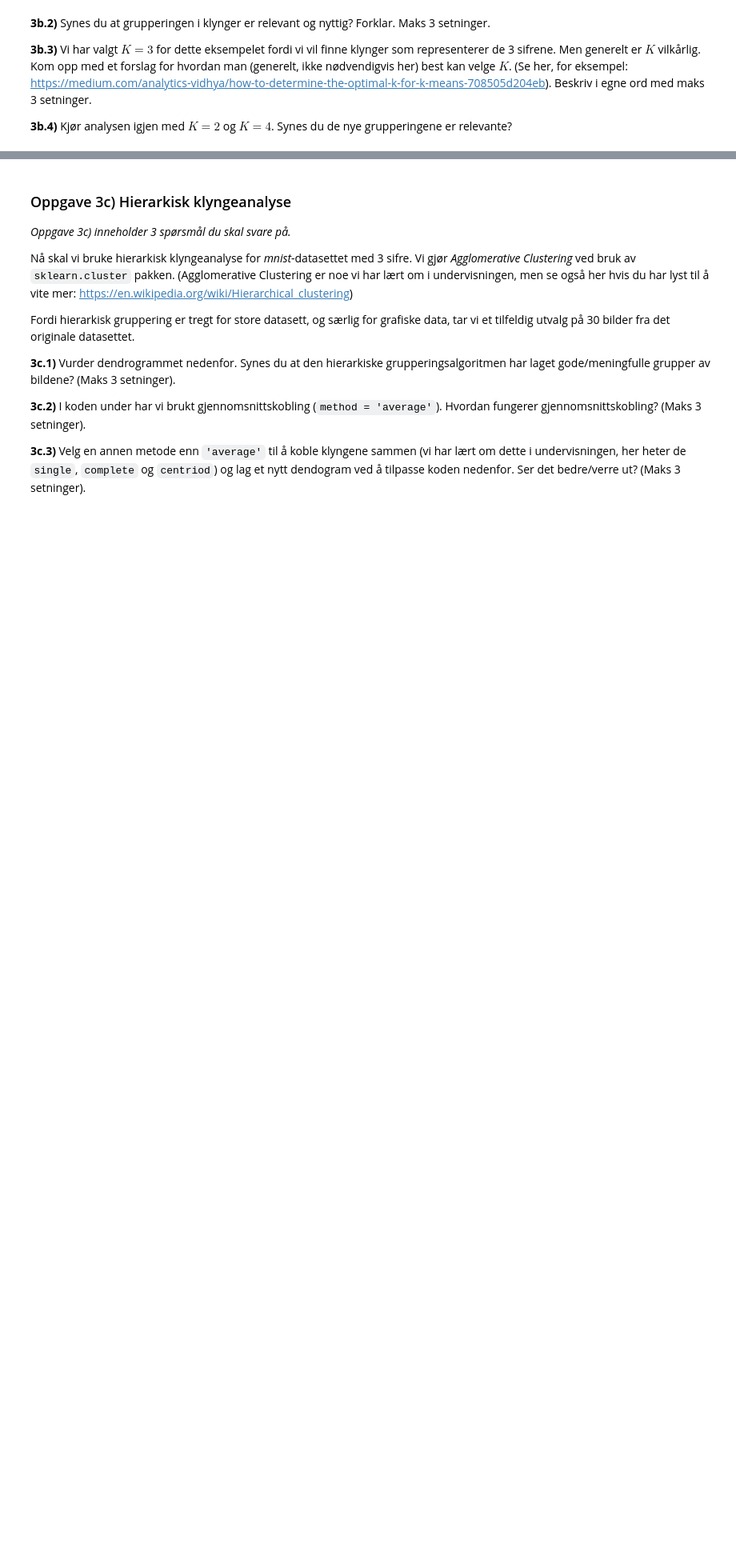
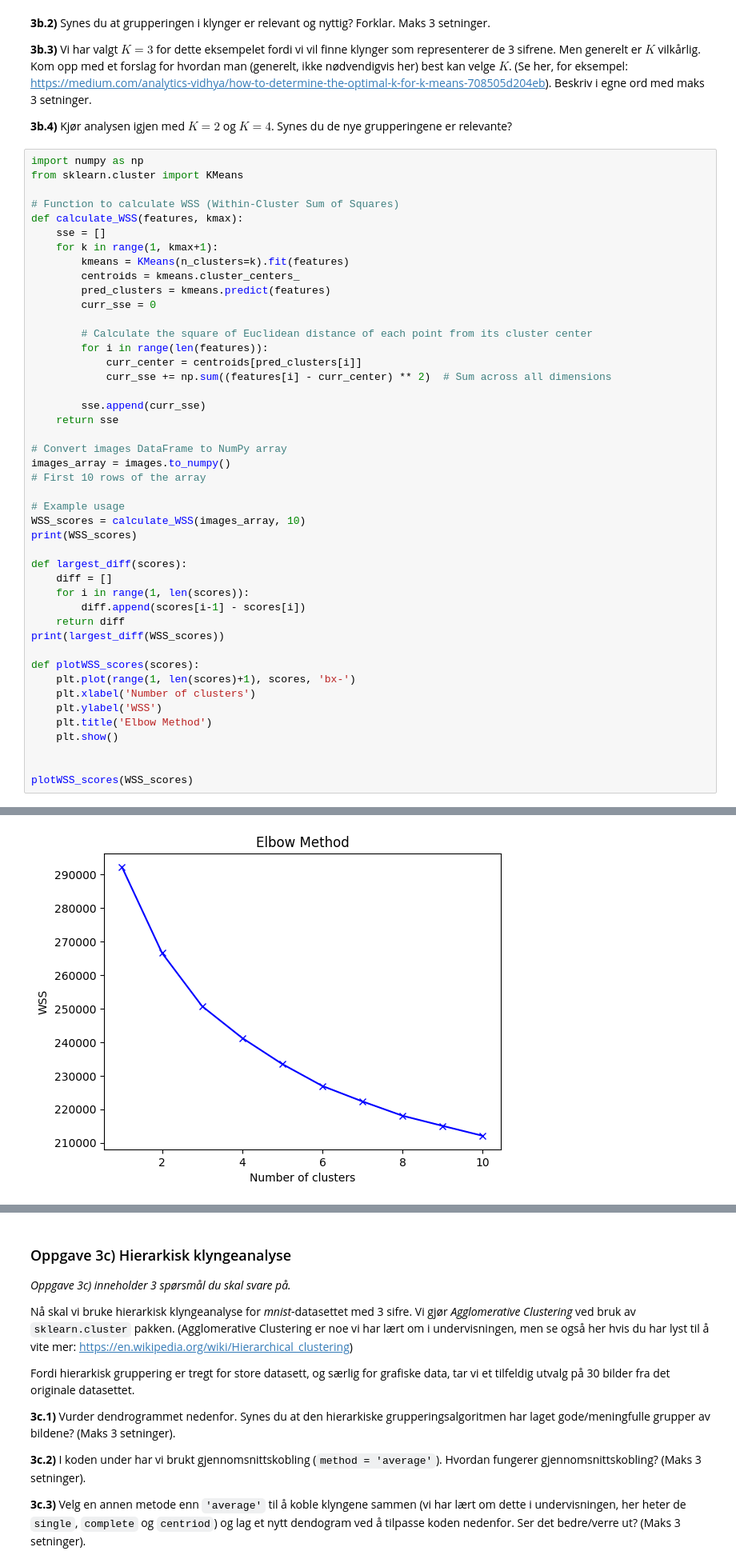
Before and after one commit to edvardbe/istt1003-30, a Jupyter notebook: oppg3.ipynb, the cells around one changed output, grey strips where cells are left out. Shown at 80% size. Drawn from its saved outputs; the diff is of its cells as text; blank space fills up the shorter version.

```diff
--- a/oppg3.ipynb
+++ b/oppg3.ipynb
@@ -162,3 +165,49 @@ plot_centroids(sentroider, antall_klynger)
 **3b.3)** Vi har valgt $K = 3$ for dette eksempelet fordi vi vil finne klynger som representerer de 3 sifrene. Men generelt er $K$ vilkårlig. Kom opp med et forslag for hvordan man (generelt, ikke nødvendigvis her) best kan velge $K$. (Se her, for eksempel: https://medium.com/analytics-vidhya/how-to-determine-the-optimal-k-for-k-means-708505d204eb). Beskriv i egne ord med maks 3 setninger.
 
 **3b.4)** Kjør analysen igjen med $K = 2$ og $K = 4$. Synes du de nye grupperingene er relevante?
+# %%
+import numpy as np
+from sklearn.cluster import KMeans
+
+# Function to calculate WSS (Within-Cluster Sum of Squares)
+def calculate_WSS(features, kmax):
+    sse = []
+    for k in range(1, kmax+1):
+        kmeans = KMeans(n_clusters=k).fit(features)
+        centroids = kmeans.cluster_centers_
+        pred_clusters = kmeans.predict(features)
+        curr_sse = 0
+
+        # Calculate the square of Euclidean distance of each point from its cluster center
+        for i in range(len(features)):
+            curr_center = centroids[pred_clusters[i]]
+            curr_sse += np.sum((features[i] - curr_center) ** 2)  # Sum across all dimensions
+
+        sse.append(curr_sse)
+    return sse
+
+# Convert images DataFrame to NumPy array
+images_array = images.to_numpy()
+# First 10 rows of the array
+
+# Example usage
+WSS_scores = calculate_WSS(images_array, 10)
+print(WSS_scores)
+
+def largest_diff(scores):
+    diff = []
+    for i in range(1, len(scores)):
+        diff.append(scores[i-1] - scores[i])
+    return diff
+print(largest_diff(WSS_scores))
+
+def plotWSS_scores(scores):
+    plt.plot(range(1, len(scores)+1), scores, 'bx-')
+    plt.xlabel('Number of clusters')
+    plt.ylabel('WSS')
+    plt.title('Elbow Method')
+    plt.show()
+
+
+plotWSS_scores(WSS_scores)
+# %% [output]
@@ -164,0 +216 @@ plot_centroids(sentroider, antall_klynger)
+[figure, added]
```
Also changed, not shown: parts of 7 cells of this notebook.
